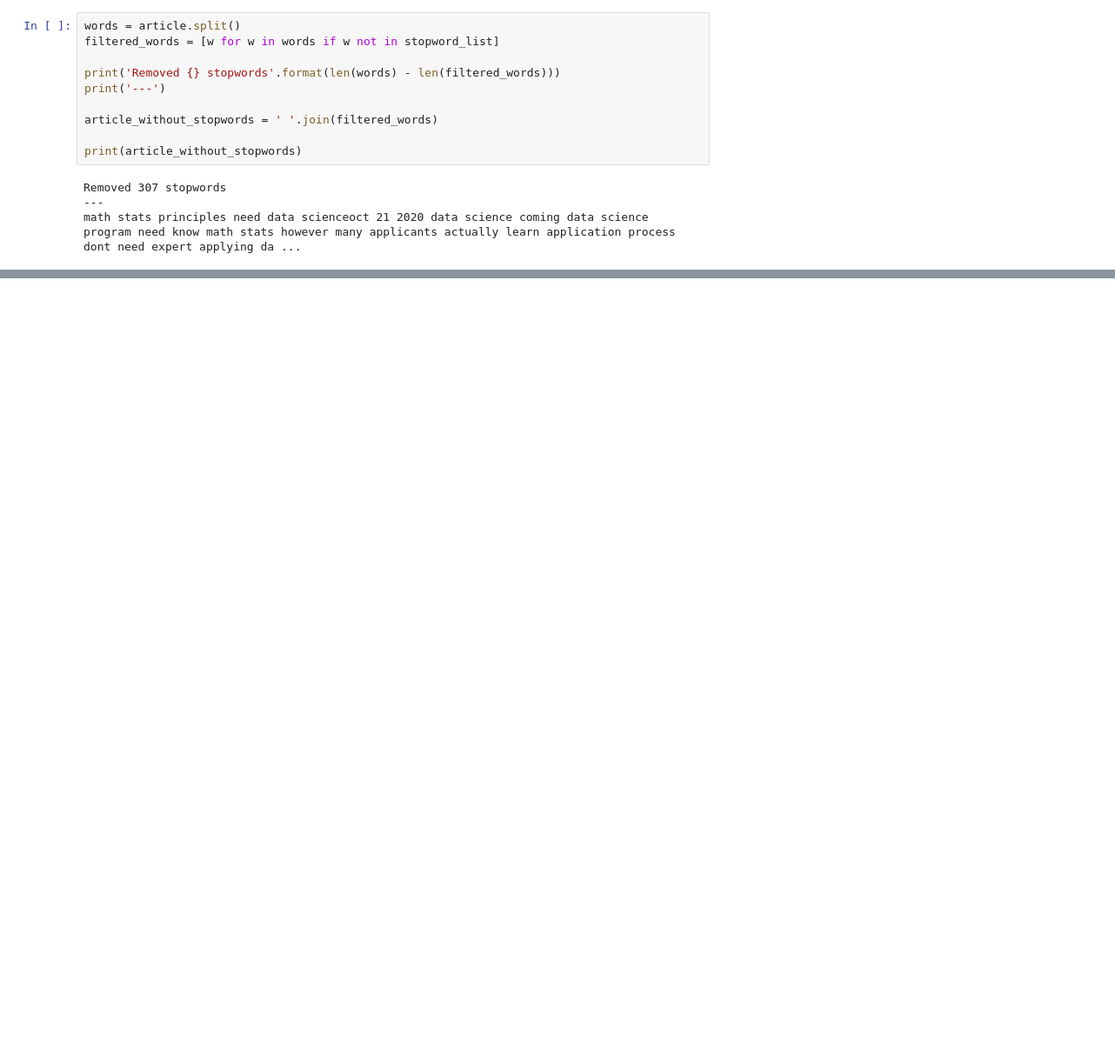
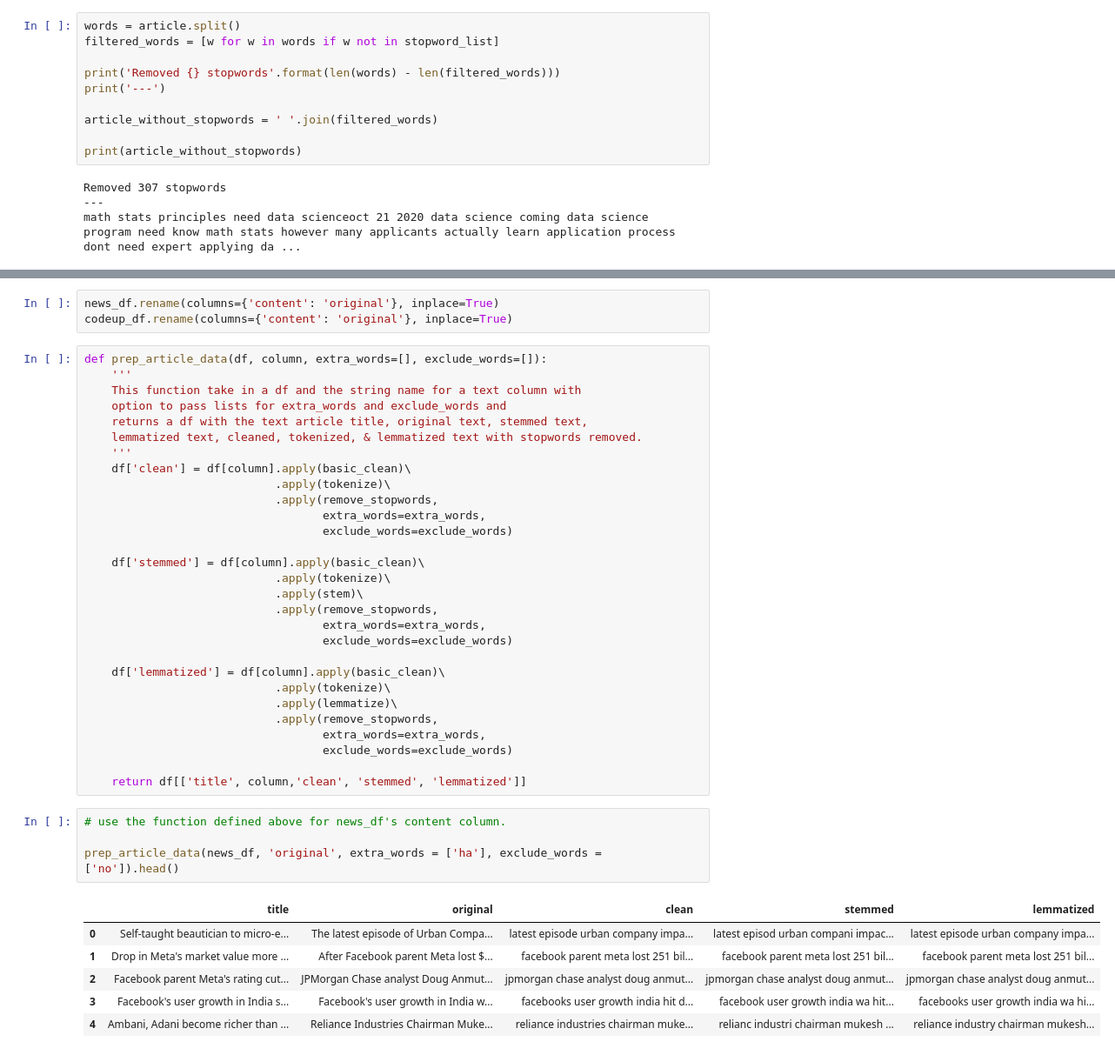
Before and after one commit to CodeupClassroom/hopper-nlp-exercises, a Jupyter notebook: nlp_prepare_lesson.ipynb, the cells around one changed output, grey strips where cells are left out. Shown at 87% size. Saved outputs shown, nothing was run; the diff lists cells and outputs as text; blank space fills up the shorter version.

```diff
--- a/nlp_prepare_lesson.ipynb
+++ b/nlp_prepare_lesson.ipynb
@@ -370,0 +508,43 @@ math stats principles need data scienceoct 21 2020 data science coming data scie
+# %%
+news_df.rename(columns={'content': 'original'}, inplace=True)
+codeup_df.rename(columns={'content': 'original'}, inplace=True)
+# %%
+def prep_article_data(df, column, extra_words=[], exclude_words=[]):
+    '''
+    This function take in a df and the string name for a text column with
+    option to pass lists for extra_words and exclude_words and
+    returns a df with the text article title, original text, stemmed text,
+    lemmatized text, cleaned, tokenized, & lemmatized text with stopwords removed.
+    '''
+    df['clean'] = df[column].apply(basic_clean)\
+                            .apply(tokenize)\
+                            .apply(remove_stopwords,
+                                   extra_words=extra_words,
+                                   exclude_words=exclude_words)
+
+    df['stemmed'] = df[column].apply(basic_clean)\
+                            .apply(tokenize)\
+                            .apply(stem)\
+                            .apply(remove_stopwords,
+                                   extra_words=extra_words,
+                                   exclude_words=exclude_words)
+
+    df['lemmatized'] = df[column].apply(basic_clean)\
+                            .apply(tokenize)\
+                            .apply(lemmatize)\
+                            .apply(remove_stopwords,
+                                   extra_words=extra_words,
+                                   exclude_words=exclude_words)
+
+    return df[['title', column,'clean', 'stemmed', 'lemmatized']]
+# %%
+# use the function defined above for news_df's content column.
+
+prep_article_data(news_df, 'original', extra_words = ['ha'], exclude_words = ['no']).head()
+# %% [output]
+|  | title | original | clean | stemmed | lemmatized |
+| 0 | Self-taught beautician to micro-e... | The latest episode of Urban Compa... | latest episode urban company impa... | latest episod urban compani impac... | latest episode urban company impa... |
+| 1 | Drop in Meta's market value more ... | After Facebook parent Meta lost $... | facebook parent meta lost 251 bil... | facebook parent meta lost 251 bil... | facebook parent meta lost 251 bil... |
+| 2 | Facebook parent Meta's rating cut... | JPMorgan Chase analyst Doug Anmut... | jpmorgan chase analyst doug anmut... | jpmorgan chase analyst doug anmut... | jpmorgan chase analyst doug anmut... |
+| 3 | Facebook's user growth in India s... | Facebook's user growth in India w... | facebooks user growth india hit d... | facebook user growth india wa hit... | facebooks user growth india wa hi... |
+| 4 | Ambani, Adani become richer than ... | Reliance Industries Chairman Muke... | reliance industries chairman muke... | relianc industri chairman mukesh ... | reliance industry chairman mukesh... |
```
Also changed, not shown: parts of 24 cells of this notebook, 1 other file.
